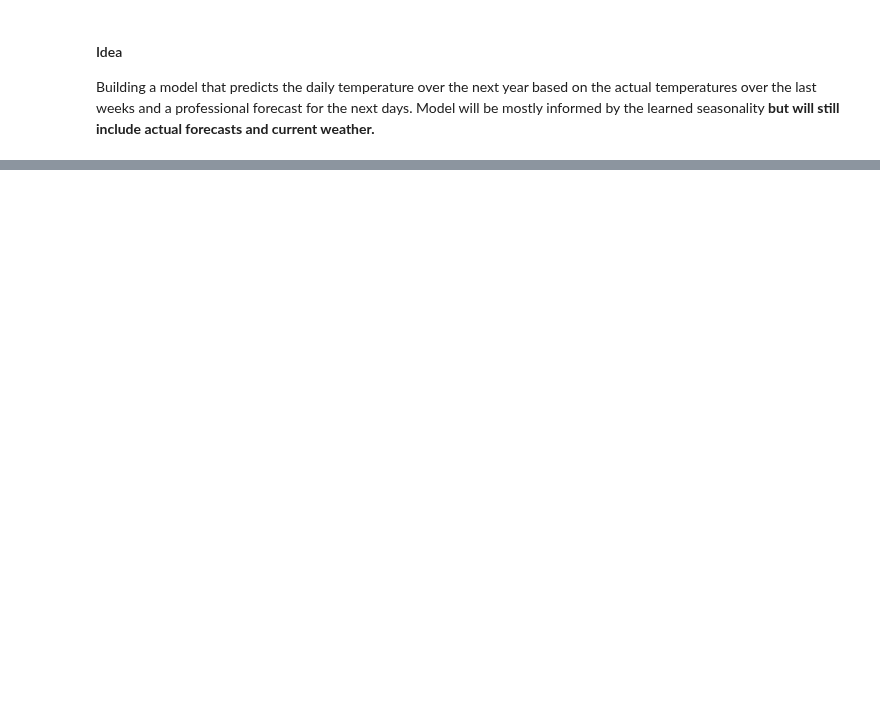
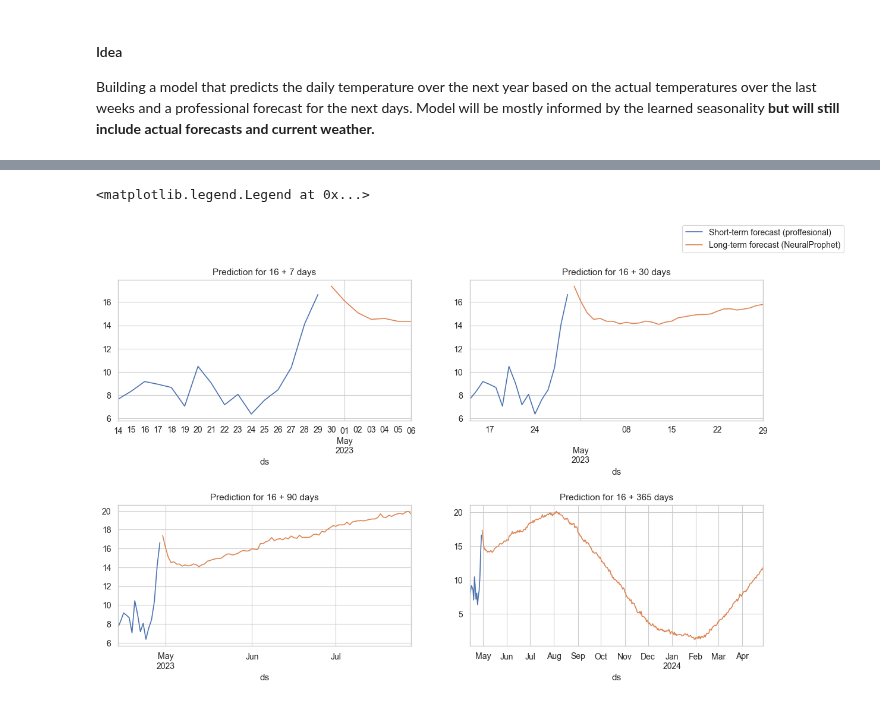
Before and after one commit to f-linus/natural_gas_consumption_modelling, a Jupyter notebook: notebooks/modelling/010 Temperature forecasting.ipynb, the cells around one changed output, grey strips where cells are left out. Cells and saved outputs as stored; diff of their text form; code cells hidden in the pictures; blank space fills up the shorter version.

```diff
--- a/notebooks/modelling/010 Temperature forecasting.ipynb
+++ b/notebooks/modelling/010 Temperature forecasting.ipynb
@@ -87,0 +94,9 @@ INFO - (NP.df_utils.return_df_in_original_format) - Returning df with no ID colu
+# %%
+# 5 evenly spaced cities in Germany with their coordinates
+cities = [
+    (52.520008, 13.404954), # Berlin
+    (51.339695, 12.373075), # Dresden
+    (50.937531, 6.960279), # Cologne
+    (48.135125, 11.581981), # Munich
+    (53.551086, 9.993682), # Hamburg
+]
@@ -87,0 +135,8 @@ INFO - (NP.df_utils.return_df_in_original_format) - Returning df with no ID colu
+# %%
+actual_temp_df = daily_temperatures.rename("y").to_frame()
+actual_temp_df.index.name = "ds"
+actual_temp_df = actual_temp_df.reset_index()
+# %%
+future = model.make_future_dataframe(actual_temp_df, n_historic_predictions=30)
+prediction = model.predict(future)
+latest_prediction = model.get_latest_forecast(prediction).set_index("ds")
@@ -87,0 +169,19 @@ INFO - (NP.df_utils.return_df_in_original_format) - Returning df with no ID colu
+# %%
+# Show 4 subplots with different time horizons and the temperature forecast (1 week, 1 month, 3 months, 1 year)
+fig, axes = plt.subplots(2, 2, figsize=(14, 8))
+
+# More vertical space
+fig.subplots_adjust(hspace=0.6)
+
+for i, ax in enumerate(axes.flatten()):
+    additional_horizon = [7, 30, 90, 365][i]
+
+    daily_temperatures.iloc[-16:].plot(ax=ax, label="Short-term forecast (proffesional)")
+    latest_prediction["origin-0"].iloc[:additional_horizon].plot(ax=ax, label="Long-term forecast (NeuralProphet)")
+    ax.set_title(f"Prediction for 16 + {additional_horizon} days")
+
+# Shared legend
+fig.legend(["Short-term forecast (proffesional)", "Long-term forecast (NeuralProphet)"], loc="upper right", ncol=1)
+# %% [output]
+<matplotlib.legend.Legend at 0x...>
+[figure, added]
```
Also changed, not shown: parts of 10 cells of this notebook.
